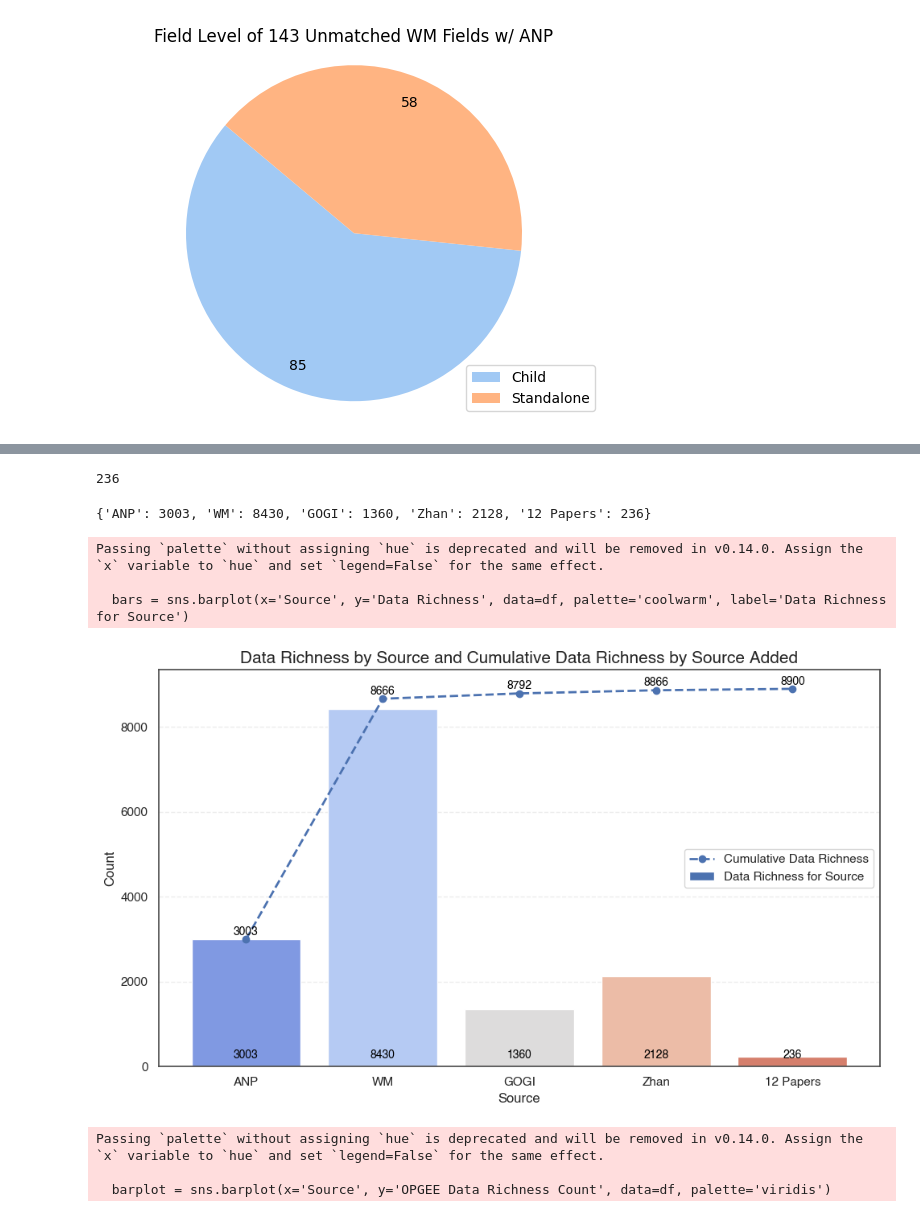
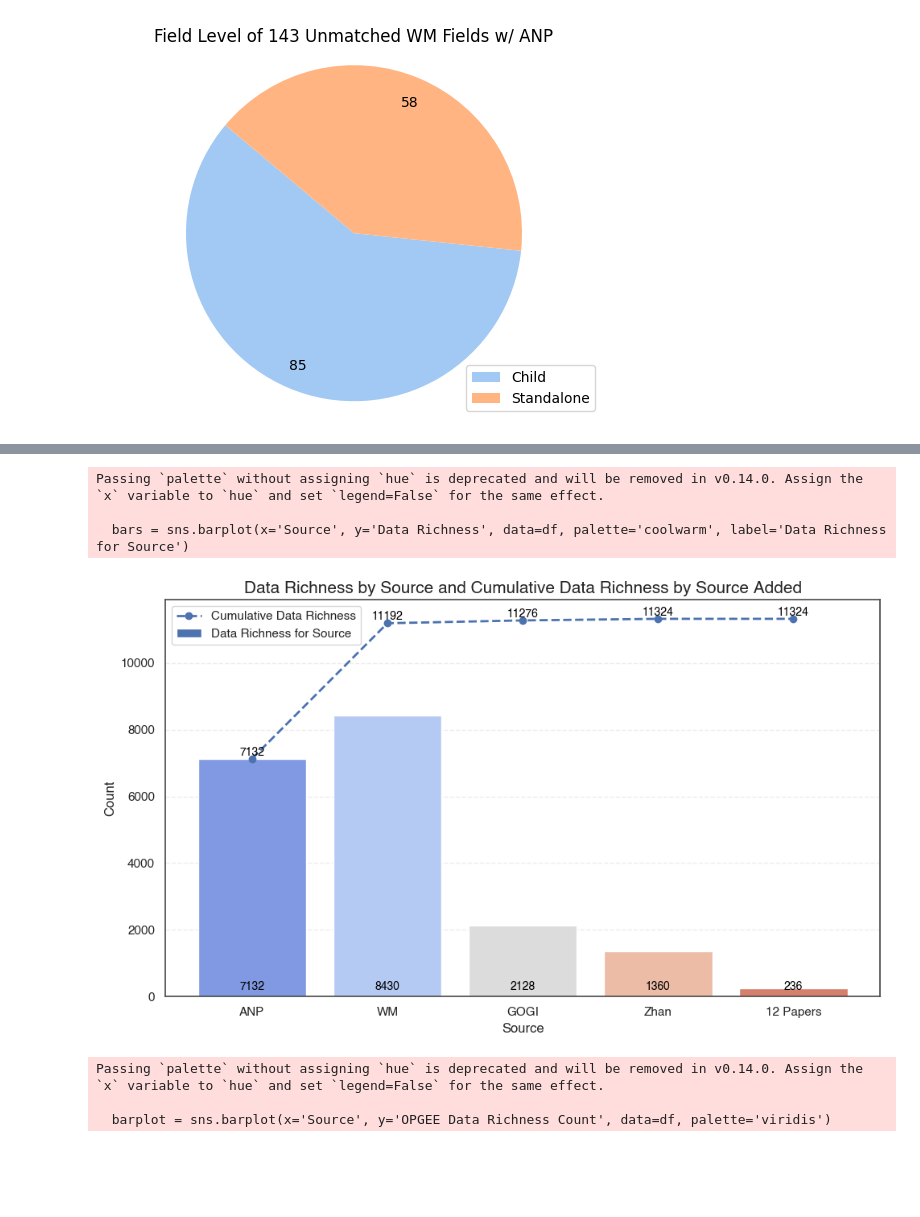
Before and after one commit to FanYaQi/Pyxis, a Jupyter notebook: db/notebooks/demo.ipynb, the cells around one changed output, grey strips where cells are left out. Drawn from its saved outputs; the diff is of its cells as text; code cells hidden in the pictures; blank space fills up the shorter version.

Commit message:
update for anp data and plots

```diff
--- a/db/notebooks/demo.ipynb
+++ b/db/notebooks/demo.ipynb
@@ -548,18 +549,3 @@ data_richness
-# %%
-cnt = 0
-for i in range(0,12):
-  cnt  = cnt + count_non_null_cells(df[i+4])
-print(cnt)
-data_richness = {
-  'ANP':count_non_null_cells(df[0]),
-  'WM':count_non_null_cells(df[1]),
-  'GOGI':count_non_null_cells(df[2]),
-  'Zhan':count_non_null_cells(df[3]),
-  '12 Papers':cnt}
-data_richness
-# %% [output]
-236
-{'ANP': 3003, 'WM': 8430, 'GOGI': 1360, 'Zhan': 2128, '12 Papers': 236}
 # %%
 import pandas as pd
 import matplotlib.pyplot as plt
@@ -567,8 +553,8 @@ import seaborn as sns
 import matplotlib.patches as mpatches
 
 # Data dictionaries
-data_richness = {'ANP': 3003, 'WM': 8430, 'GOGI': 1360, 'Zhan': 2128, '12 Papers': 236}
-OPGEE_data_richness = {'ANP': 3003, 'WM': 8666, 'GOGI': 8792, 'Zhan': 8866, '12 Papers': 8900}
+data_richness = {'ANP': 7132, 'WM': 8430, 'GOGI': 2128, 'Zhan': 1360, '12 Papers': 236}
+OPGEE_data_richness = {'ANP': 7132, 'WM': 11192, 'GOGI': 11276, 'Zhan': 11324, '12 Papers': 11324}
 
 # Convert the dictionaries to a DataFrame
 df = pd.DataFrame({
@@ -605,34 +591,34 @@ for index, row in df.iterrows():
              str(row['OPGEE Data Richness']),
              color='black', ha="center", fontsize=10)
 
 # Customize the plot
 plt.title('Data Richness by Source and Cumulative Data Richness by Source Added', weight='bold', fontsize=15)
 plt.xlabel('Source')
 plt.ylabel('Count')
 plt.xticks()
 plt.yticks()
 
 # Show a cleaner grid (on the y-axis only)
 plt.grid(axis='y', linestyle='--', alpha=0.7)
 
 # Add a custom legend only distinguishing the bars and the line plot
 custom_legend = [plt.Line2D([0], [0], lw=2, linestyle='--', marker='o', label='Cumulative Data Richness'),
                  mpatches.Patch(label='Data Richness for Source')]
 
 plt.legend(handles=custom_legend, loc='best')
 
 # Tight layout for better spacing
 plt.tight_layout()
 
 # Save the figure
 plt.savefig('../data/br_geodata/plots/Data_richness_plot.svg', format='svg', dpi=300)
 # Show the plot
 plt.show()
 # %% [output]
 Passing `palette` without assigning `hue` is deprecated and will be removed in v0.14.0. Assign the `x` variable to `hue` and set `legend=False` for the same effect.
 
   bars = sns.barplot(x='Source', y='Data Richness', data=df, palette='coolwarm', label='Data Richness for Source')
-[figure, old version]
+[figure, new version]
 # %%
 import pandas as pd
 import matplotlib.pyplot as plt
```
Also changed, not shown: parts of 7 cells of this notebook, 11 other files.
